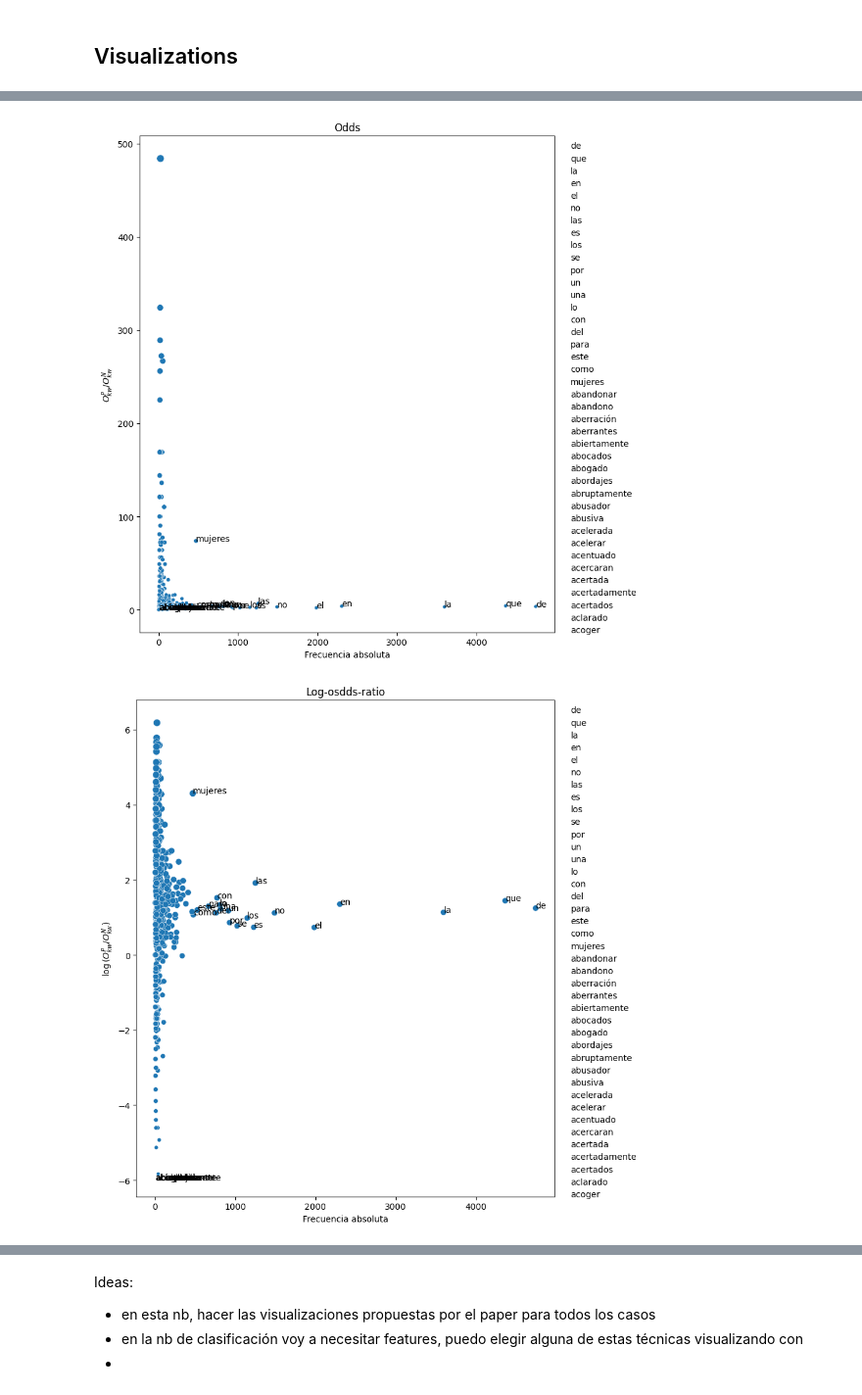
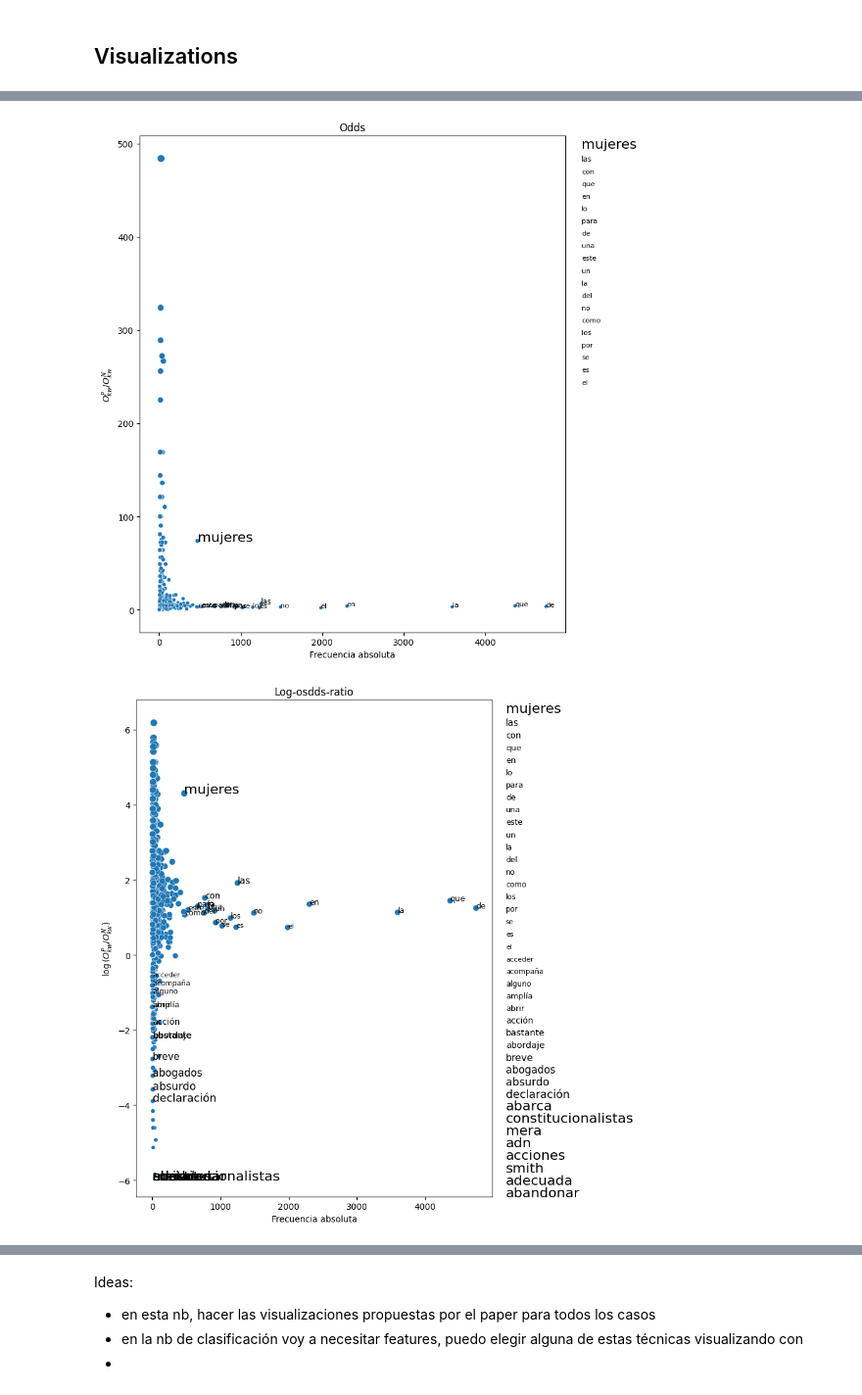
Before and after one commit to macfernandez/eddc-specialization-project, a Jupyter notebook: notebooks/03-methods-statistic.ipynb, the cells around one changed output, grey strips where cells are left out. Shown at 98% size. Cells and saved outputs as stored; diff of their text form; code cells hidden in the pictures.

Commit message:
add size for dots in scatterplot

```diff
--- a/notebooks/03-methods-statistic.ipynb
+++ b/notebooks/03-methods-statistic.ipynb
@@ -315,25 +317,46 @@ for df, title, y_label in zip(stats,titles,y_labels):
         if x==-math.inf
         else x
     )
-    sns.scatterplot(df_copy, x="total", y="diff", size=df_copy["size"], ax=ax)
-    words = pd.concat([
-     df_copy.nlargest(n=20, columns=["total", "size"], keep="first"),
-     df_copy.nsmallest(n=20, columns=["total", "size"], keep="first")
-    ])
-    words["text_size"] = words["size"].apply(log)
+    size_scaler = MinMaxScaler(feature_range=(0.001,1.0))
+    dot_size = size_scaler.fit_transform(np.array(df_copy["size"]).reshape(-1,1)).reshape(len(df_copy))
+    sns.scatterplot(df_copy, x="total", y="diff", size=dot_size, ax=ax)
+    pos = df_copy[df_copy["size"]>0]
+    neg = df_copy[df_copy["size"]<0]
+    words_scaler = MinMaxScaler(feature_range=(8.0,16.0))
+    data = list()
+    if not pos.empty:
+        pos = (
+            pos
+            .nlargest(n=20, columns=["total", "size"], keep="first")
+            .assign(
+                text_size=lambda x: words_scaler.fit_transform(np.array(x["size"]).reshape(-1,1))
+            )
+            .sort_values(by=["size", "text_size"], ascending=False)
+        )
+        data.append(pos)
+    if not neg.empty:
+        neg = (
+            neg
+            .drop_duplicates(subset=["total", "size"], keep="first")
+            .nsmallest(n=20, columns=["total", "size"], keep="first")
+            .assign(
+                text_size=lambda x: words_scaler.fit_transform(np.array(x["size"]*-1).reshape(-1,1))
+            )
+            .sort_values(by=["size"], ascending=False)
+        )
+        data.append(neg)
+    words = pd.concat(data)
     for e, (i, row) in enumerate(words.iterrows(), start=1):
         ax.text(
             row["total"], row["size"], row["word"],
-            horizontalalignment='left', color='black'
+            horizontalalignment='left', color='black', fontsize=row["text_size"]
         )
         ylim_min, ylim_max = ax.get_ylim()
         ylim_div = (ylim_max-ylim_min)/40
         ax.text(
             ax.get_xlim()[1]+200, ylim_max-(e*ylim_div), row["word"],
-            horizontalalignment='left', color='black'
+            horizontalalignment='left', color='black', fontsize=row["text_size"]
         )
-
-
     ax.set_title(title)
     ax.set_xlabel("Frecuencia absoluta")
     ax.set_ylabel(y_label)
@@ -347,2 +370,2 @@ for df, title, y_label in zip(stats,titles,y_labels):
-[figure, old version]
+[figure, new version]
-[figure, old version]
+[figure, new version]
```
Also changed, not shown: parts of 2 cells of this notebook.
